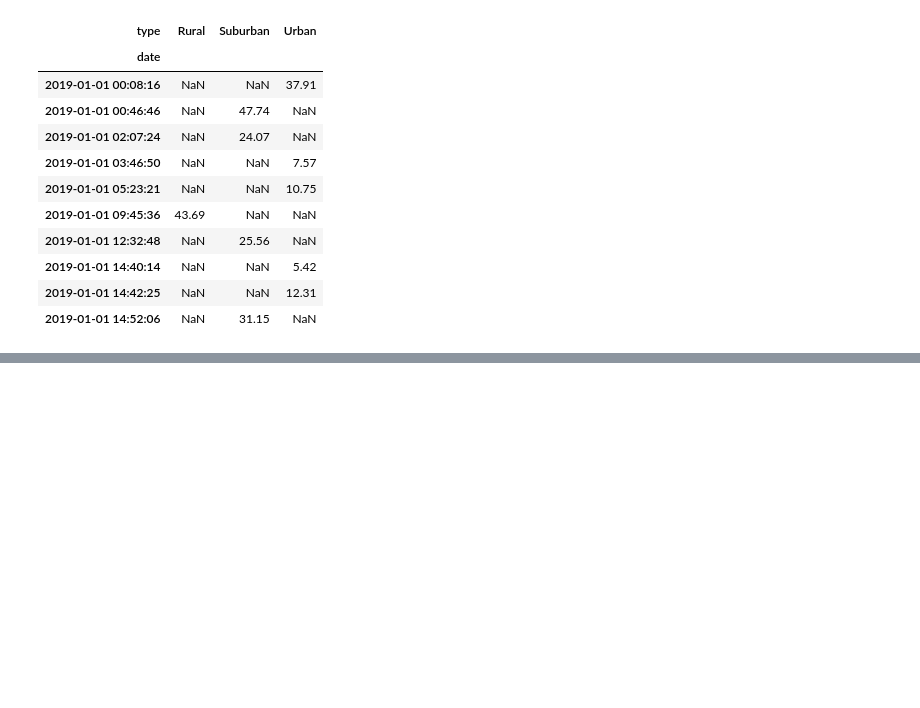
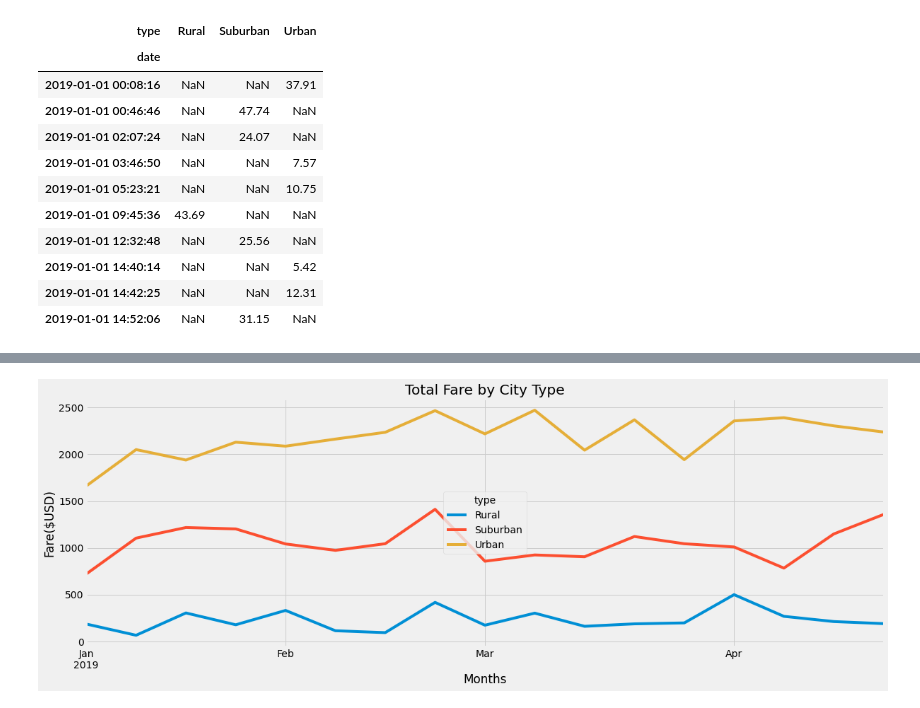
Before and after one commit to vd1310/PyBer_Analysis, a Jupyter notebook: PyBer_Challenge.ipynb, the cells around one changed output, grey strips where cells are left out. Cells and saved outputs as stored; diff of their text form; code cells hidden in the pictures; blank space fills up the shorter version.

```diff
--- a/PyBer_Challenge.ipynb
+++ b/PyBer_Challenge.ipynb
@@ -205,4 +205,5 @@ pivot_table.head(10)
 # %%
 # 5. Create a new DataFrame from the pivot table DataFrame using loc on the given dates, '2019-01-01':'2019-04-29'.
 
-#df_pivot = pivot_table.loc[(pivot_table['date']>="2019-01-01")&(pivot_table['date']<="2019-04-29"), ["type"]]
+df_pivot = pivot_table.loc['2019-01-01':'2019-04-29']
+df_pivot
@@ -209,5 +225,5 @@ pivot_table.head(10)
 # %%
 # 6. Set the "date" index to datetime datatype. This is necessary to use the resample() method in Step 8.
-df.index = pd.to_datetime(df.index)
+df_pivot.index = pd.to_datetime(df_pivot.index)
 # %%
 # 7. Check that the datatype for the index is datetime using df.info()
@@ -226,2 +242,4 @@ memory usage: 55.8+ KB
 # %%
 # 8. Create a new DataFrame using the "resample()" function by week 'W' and get the sum of the fares for each week.
+resample_df = df_pivot.resample('W').sum()
+resample_df
@@ -228,7 +266,14 @@ memory usage: 55.8+ KB
 # %%
 # 8. Using the object-oriented interface method, plot the resample DataFrame using the df.plot() function.
 
 # Import the style from Matplotlib.
 from matplotlib import style
 # Use the graph style fivethirtyeight.
 style.use('fivethirtyeight')
+ax = resample_df.plot(figsize = (18,6))
+ax.set_xlabel("Months")
+ax.set_ylabel("Fare($USD)")
+ax.set_title("Total Fare by City Type")
+plt.savefig("PyBer_fare_summary.png")
+# %% [output]
+[figure, added]
```
Also changed, not shown: parts of 3 cells of this notebook, 2 other files.
